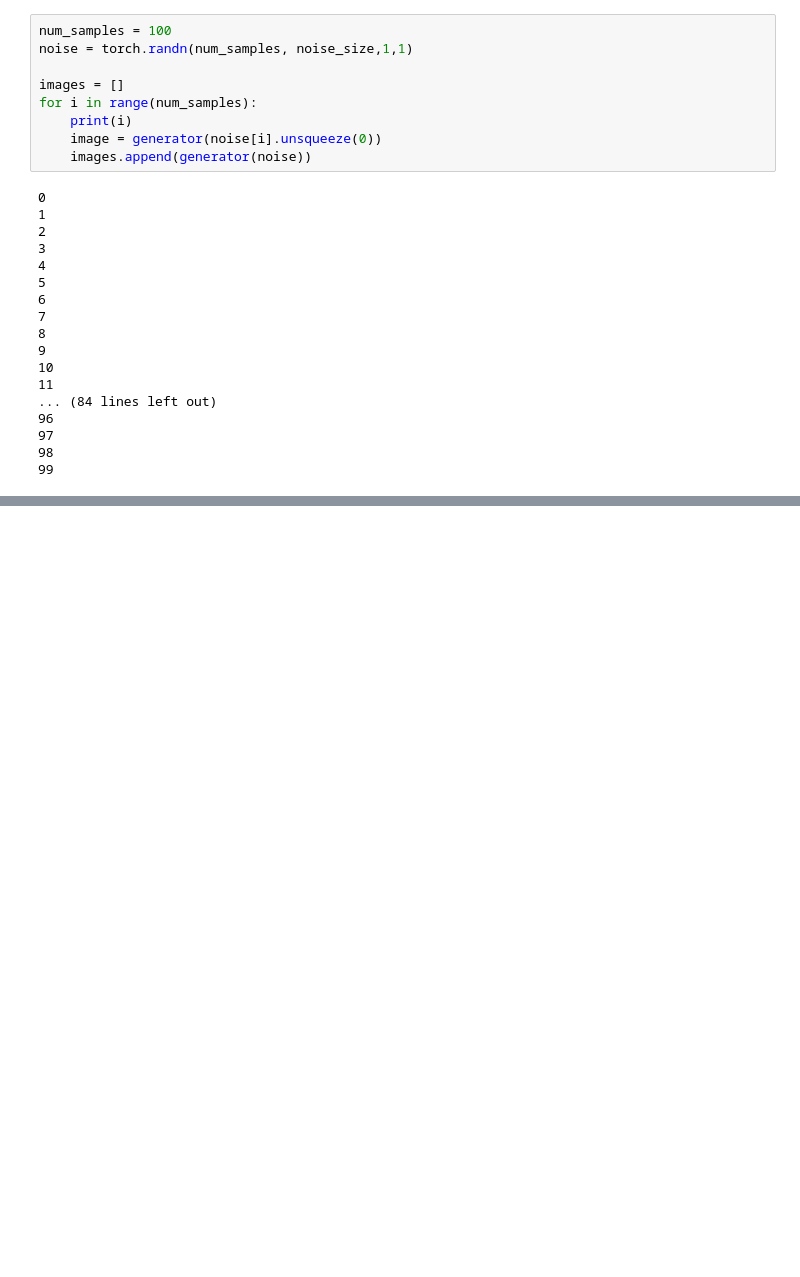
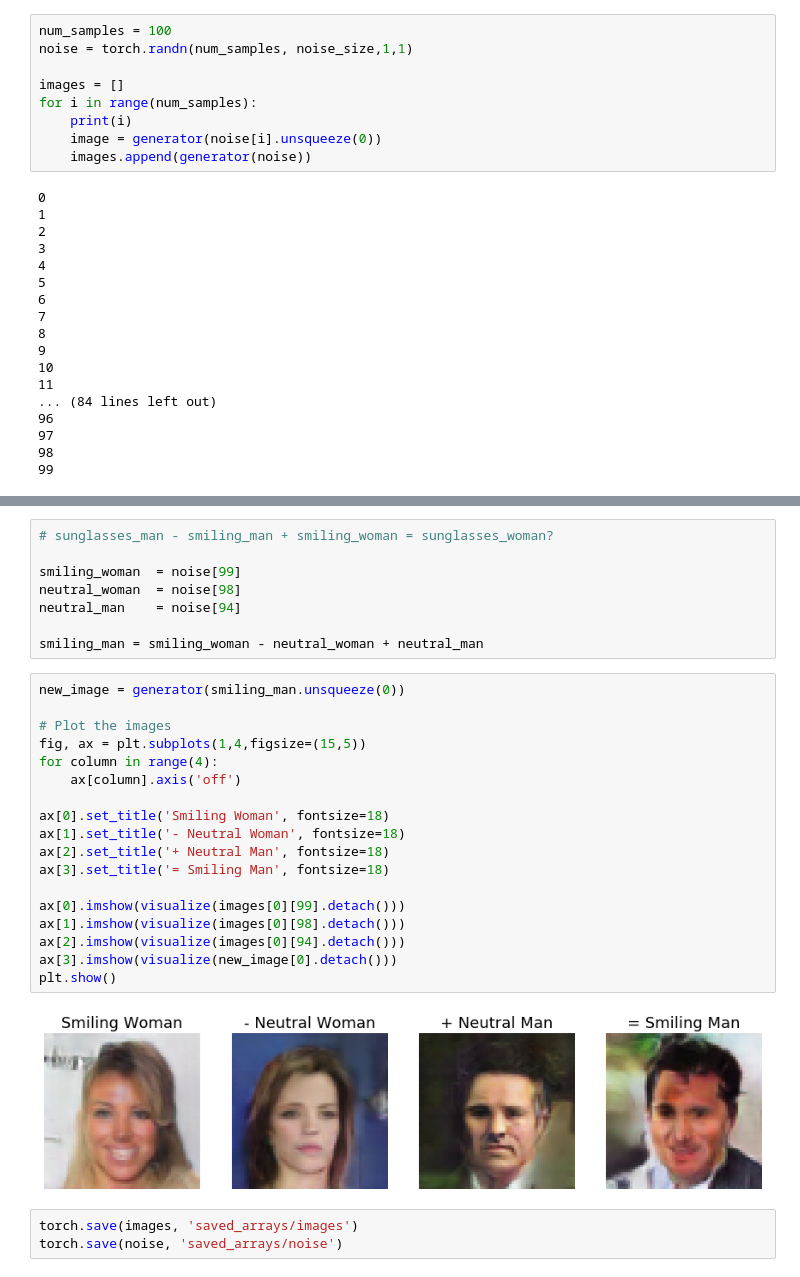
Before and after one commit to spetryk/ai4all2020, a Jupyter notebook: 2-Exploring the fake image space.ipynb, the cells around one changed output, grey strips where cells are left out. Saved outputs shown, nothing was run; the diff lists cells and outputs as text; blank space fills up the shorter version.

```diff
--- a/2-Exploring the fake image space.ipynb
+++ b/2-Exploring the fake image space.ipynb
@@ -206,0 +207,31 @@ plt.show()
+# %%
+# sunglasses_man - smiling_man + smiling_woman = sunglasses_woman?
+
+smiling_woman  = noise[99]
+neutral_woman  = noise[98]
+neutral_man    = noise[94]
+
+smiling_man = smiling_woman - neutral_woman + neutral_man
+# %%
+new_image = generator(smiling_man.unsqueeze(0))
+
+# Plot the images
+fig, ax = plt.subplots(1,4,figsize=(15,5))
+for column in range(4):
+    ax[column].axis('off')
+
+ax[0].set_title('Smiling Woman', fontsize=18)
+ax[1].set_title('- Neutral Woman', fontsize=18)
+ax[2].set_title('+ Neutral Man', fontsize=18)
+ax[3].set_title('= Smiling Man', fontsize=18)
+
+ax[0].imshow(visualize(images[0][99].detach()))
+ax[1].imshow(visualize(images[0][98].detach()))
+ax[2].imshow(visualize(images[0][94].detach()))
+ax[3].imshow(visualize(new_image[0].detach()))
+plt.show()
+# %% [output]
+[figure, added]
+# %%
+torch.save(images, 'saved_arrays/images')
+torch.save(noise, 'saved_arrays/noise')
```
Also changed, not shown: parts of 4 cells of this notebook, 2 other files.
